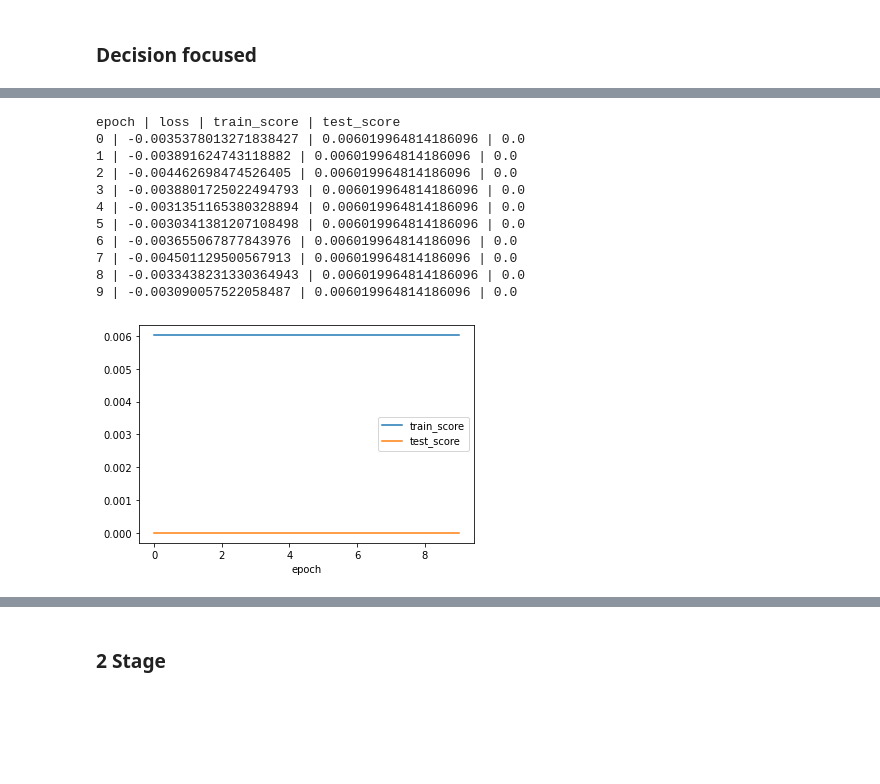
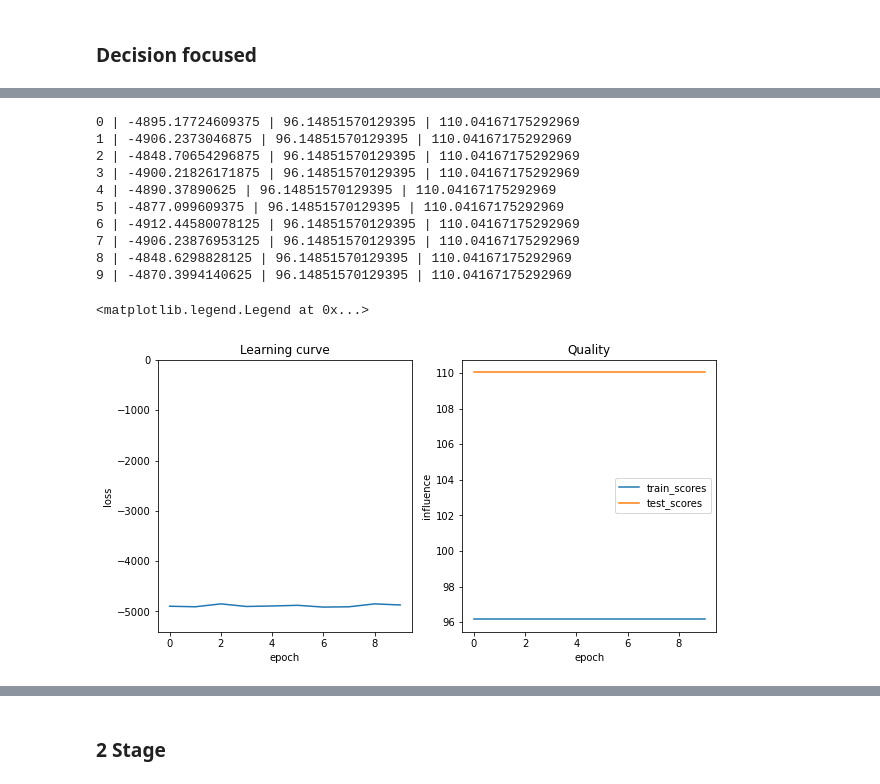
Before and after one commit to mario-michelessa/influence-maximization, a Jupyter notebook: decision_focused_learning_gpu/grd_main_twitter_gpu.ipynb, the cells around one changed output, grey strips where cells are left out. Drawn from its saved outputs; the diff is of its cells as text; code cells hidden in the pictures; blank space fills up the shorter version.

```diff
--- a/decision_focused_learning_gpu/grd_main_twitter_gpu.ipynb
+++ b/decision_focused_learning_gpu/grd_main_twitter_gpu.ipynb
@@ -45,6 +62,6 @@ def init_weights(m):
 # %%
 # setting device on GPU if available, else CPU
-device = torch.device('cuda' if torch.cuda.is_available() else 'cpu')
+device = torch.device('cpu' if torch.cuda.is_available() else 'cpu')
 print('Using device:', device)
 print()
 torch.cuda.empty_cache()
@@ -136,15 +134,7 @@ Wall time: 2.27 s
 # %%
-#learning_rate=0.1
-
-train_scores = []
-test_scores  = []
-loss_f = []
-net = make_fc(N_FEATURES, num_layers, activation, intermediate_size)
-net.apply(init_weights)
-net = net.to(device)
-optimizer = torch.optim.Adam(net.parameters(), lr = learning_rate)
-
 def eval_grd(net, X, Y):
     X = X.to(device)
     Y = Y.to(device)
-    return np.mean([set_func(greedy(k, net(X[i,:,:,:]).view_as(Y_train[0]), w)[1], Y[i, :, :], w) for i in range(X.shape[0])])
+    result = np.mean([    set_func(   greedy(k, net(X[i,:,:,:]).view_as(Y_train[0]), w)[1], Y[i, :, :], w) for i in range(X.shape[0])])
+
+    return result
@@ -151,50 +166,62 @@ def eval_grd(net, X, Y):
 # %%
 
-print("epoch | loss | train_score | test_score ")
+optimizer = torch.optim.Adam(net.parameters(), lr = learning_rate)
+marginal_vec_pred = partial(marginal_vec, w = w)
 
 for epoch in range(num_epochs):
 
     data_loader = torch.utils.data.DataLoader(dataset, batch_size = batch_size, shuffle = True)
     for X_batch, P_batch in data_loader:
         loss = 0
         for X, P in zip(X_batch, P_batch):
             X = X.to(device)
             P = P.to(device)
+
             true_set_func = partial(set_func, P = P, w = w)
-            marginal_vec_pred = partial(marginal_vec, w = w)
             pred = net(X).view_as(P)
-            fn = GreedyOptimizer(true_set_func, marginal_vec_pred, n = N_INFLUENCERS, K = k, eps = eps, sample_size = sample_size, beta = beta)
-            loss -= fn(pred)
+            fn = GreedyOptimizer.apply
+            loss -= fn(pred, true_set_func, marginal_vec_pred, N_INFLUENCERS,  k,  eps, sample_size, beta)
+            del(X)
+            del(P)
+
         loss = loss / batch_size
         optimizer.zero_grad()
         loss.backward()
         optimizer.step()
-        loss_f.append(loss.item())
 
     train_score = eval_grd(net, X_train, Y_train)
     test_score  = eval_grd(net, X_test, Y_test)
+    loss_f.append(loss.item())
 
     print(f"{epoch} | {loss} | {train_score} | {test_score}")
 
     train_scores.append(train_score)
     test_scores.append(test_score)
 
-x = list(range(num_epochs))
-sns.lineplot(x, train_scores, label="train_score")
-sns.lineplot(x, test_scores, label="test_score")
-plt.legend()
-plt.xlabel("epoch")
-plt.show()
+
+fig, ax = plt.subplots(1,2, figsize = (10,5))
+ax[0].plot(loss_f)
+ax[0].set_title('Learning curve')
+ax[0].set_ylabel('loss')
+ax[0].set_xlabel('epoch')
+ax[0].set_ylim(1.1 * min(loss_f), 0)
+
+ax[1].plot(train_scores, label="train_scores")
+ax[1].plot(test_scores, label="test_scores")
+ax[1].set_title('Quality')
+ax[1].set_ylabel('influence')
+ax[1].set_xlabel('epoch')
+ax[1].legend()
 # %% [output]
-epoch | loss | train_score | test_score
-0 | -0.0035378013271838427 | 0.006019964814186096 | 0.0
-1 | -0.003891624743118882 | 0.006019964814186096 | 0.0
-2 | -0.004462698474526405 | 0.006019964814186096 | 0.0
-3 | -0.0038801725022494793 | 0.006019964814186096 | 0.0
-4 | -0.0031351165380328894 | 0.006019964814186096 | 0.0
-5 | -0.0030341381207108498 | 0.006019964814186096 | 0.0
-6 | -0.003655067877843976 | 0.006019964814186096 | 0.0
-7 | -0.004501129500567913 | 0.006019964814186096 | 0.0
-8 | -0.0033438231330364943 | 0.006019964814186096 | 0.0
-9 | -0.003090057522058487 | 0.006019964814186096 | 0.0
+0 | -4895.17724609375 | 96.14851570129395 | 110.04167175292969
+1 | -4906.2373046875 | 96.14851570129395 | 110.04167175292969
+2 | -4848.70654296875 | 96.14851570129395 | 110.04167175292969
+3 | -4900.21826171875 | 96.14851570129395 | 110.04167175292969
+4 | -4890.37890625 | 96.14851570129395 | 110.04167175292969
+5 | -4877.099609375 | 96.14851570129395 | 110.04167175292969
+6 | -4912.44580078125 | 96.14851570129395 | 110.04167175292969
+7 | -4906.23876953125 | 96.14851570129395 | 110.04167175292969
+8 | -4848.6298828125 | 96.14851570129395 | 110.04167175292969
+9 | -4870.3994140625 | 96.14851570129395 | 110.04167175292969
+<matplotlib.legend.Legend at 0x...>
-[figure, old version]
+[figure, new version]
```
Also changed, not shown: parts of 28 cells of this notebook, 32 other files.
